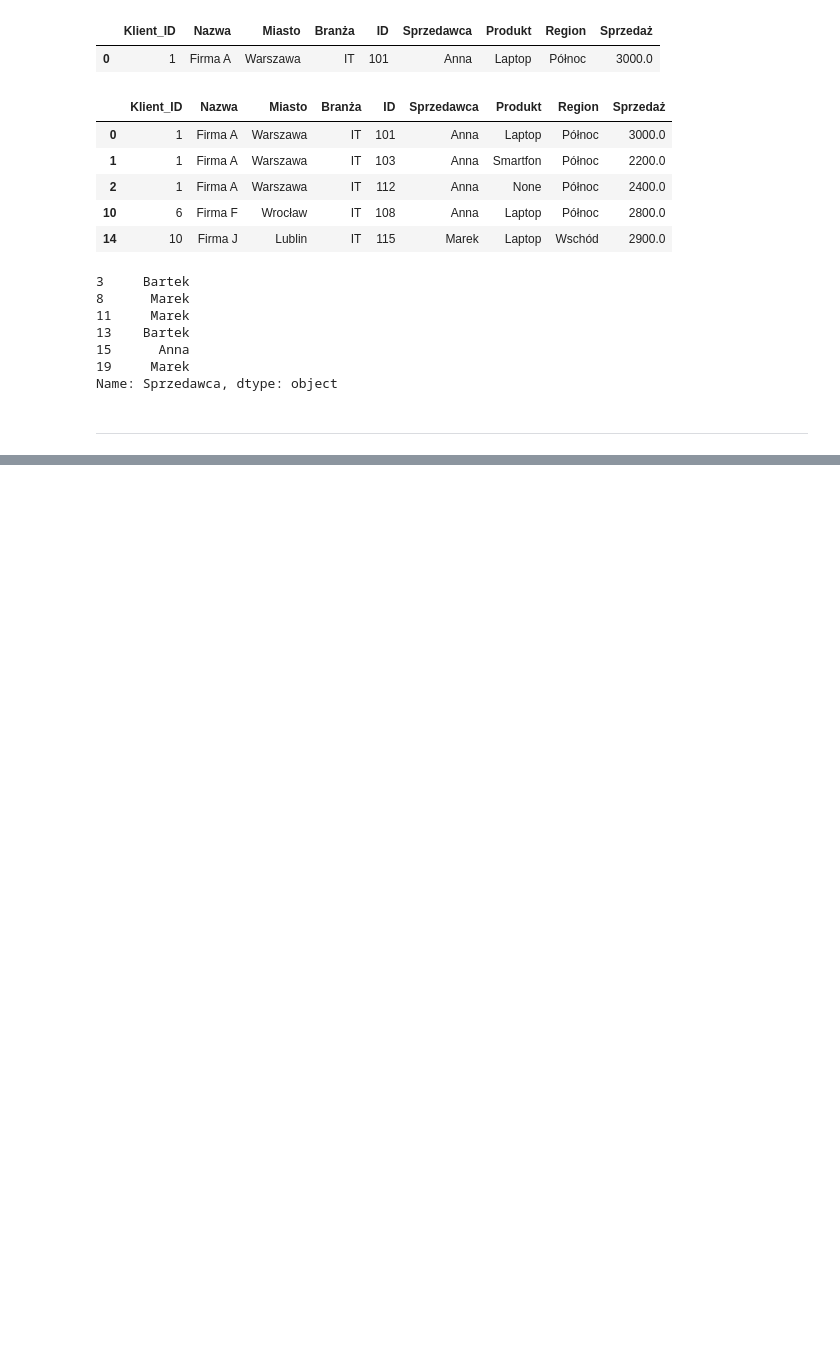
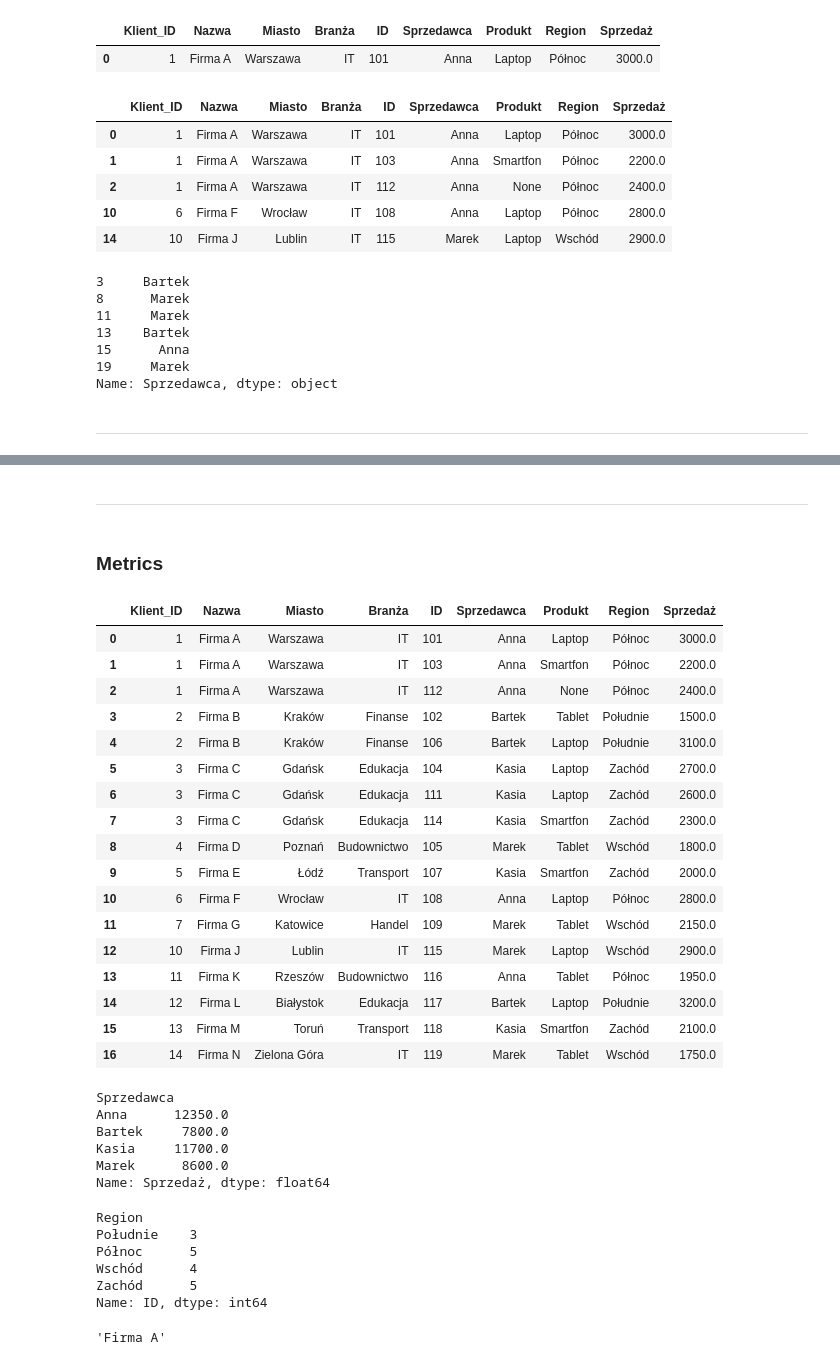
Before and after one commit to KonradGonrad/Pandas, a Jupyter notebook: mini_project.ipynb, the cells around one changed output, grey strips where cells are left out. Cells and saved outputs as stored; diff of their text form; code cells hidden in the pictures; blank space fills up the shorter version.

```diff
--- a/mini_project.ipynb
+++ b/mini_project.ipynb
@@ -402,0 +425,18 @@ Name: Sprzedawca, dtype: object
+# %%
+drop_na = True
+
+if drop_na:
+    # We cannot determine the id by the name because everyone have different ID and the name can't be determined by ID.
+    # In df_clients we can't logically relate rows of each firm to id, because every firm is different as well as ID, from that we cannot also relate industry, so I decided to drop na fields instead of filling them with random values.
+    df_sales.drop_duplicates(subset=['ID'], keep='first', inplace=True)
+    df_sales.dropna(subset=['Sprzedawca'],inplace=True)
+    df_clients.dropna(subset=['Branża', 'Miasto', 'Nazwa'], inplace=True)
+else:
+    df_sales.fillna(method='ffill')
+# %%
+df_sales.drop_duplicates(subset=['ID'], keep='first', inplace=True)
+# %%
+if df_sales['Sprzedaż'].isna().sum() == 1:
+    df_sales['Sprzedaż'].fillna(df_sales.loc[df_sales['Sprzedawca'] == df_sales[df_sales['Sprzedaż'].isna()].iloc[0,1], 'Sprzedaż'].mean(), inplace=True)
+else:
+    df_sales['Sprzedaż'].fillna(df_sales['Sprzedaż'].mean(), inplace=True)
@@ -402,0 +450,5 @@ Name: Sprzedawca, dtype: object
+# %%
+if df_sales['Region'].isna().sum() == 1:
+    df_sales['Region'].fillna(df_sales.loc[df_sales['Sprzedawca'] == df_sales[df_sales['Region'].isna()].iloc[0,1], 'Region'].mode()[0], inplace=True)
+else:
+    df_sales['Region'].fillna(df_sales['Region'].mode()[0], inplace=True)
@@ -402,0 +462,49 @@ Name: Sprzedawca, dtype: object
+# %% [markdown]
+---
+# %% [markdown]
+### Metrics
+# %%
+df_merged = pd.merge(df_clients, df_sales)
+df_merged
+# %% [output]
+|  | Klient_ID | Nazwa | Miasto | Branża | ID | Sprzedawca | Produkt | Region | Sprzedaż |
+| 0 | 1 | Firma A | Warszawa | IT | 101 | Anna | Laptop | Północ | 3000.0 |
+| 1 | 1 | Firma A | Warszawa | IT | 103 | Anna | Smartfon | Północ | 2200.0 |
+| 2 | 1 | Firma A | Warszawa | IT | 112 | Anna | None | Północ | 2400.0 |
+| 3 | 2 | Firma B | Kraków | Finanse | 102 | Bartek | Tablet | Południe | 1500.0 |
+| 4 | 2 | Firma B | Kraków | Finanse | 106 | Bartek | Laptop | Południe | 3100.0 |
+| 5 | 3 | Firma C | Gdańsk | Edukacja | 104 | Kasia | Laptop | Zachód | 2700.0 |
+| 6 | 3 | Firma C | Gdańsk | Edukacja | 111 | Kasia | Laptop | Zachód | 2600.0 |
+| 7 | 3 | Firma C | Gdańsk | Edukacja | 114 | Kasia | Smartfon | Zachód | 2300.0 |
+| 8 | 4 | Firma D | Poznań | Budownictwo | 105 | Marek | Tablet | Wschód | 1800.0 |
+| 9 | 5 | Firma E | Łódź | Transport | 107 | Kasia | Smartfon | Zachód | 2000.0 |
+| 10 | 6 | Firma F | Wrocław | IT | 108 | Anna | Laptop | Północ | 2800.0 |
+| 11 | 7 | Firma G | Katowice | Handel | 109 | Marek | Tablet | Wschód | 2150.0 |
+| 12 | 10 | Firma J | Lublin | IT | 115 | Marek | Laptop | Wschód | 2900.0 |
+| 13 | 11 | Firma K | Rzeszów | Budownictwo | 116 | Anna | Tablet | Północ | 1950.0 |
+| 14 | 12 | Firma L | Białystok | Edukacja | 117 | Bartek | Laptop | Południe | 3200.0 |
+| 15 | 13 | Firma M | Toruń | Transport | 118 | Kasia | Smartfon | Zachód | 2100.0 |
+| 16 | 14 | Firma N | Zielona Góra | IT | 119 | Marek | Tablet | Wschód | 1750.0 |
+# %%
+# Sum of sales for every seller
+df_merged.groupby(by=['Sprzedawca'])['Sprzedaż'].sum()
+# %% [output]
+Sprzedawca
+Anna      12350.0
+Bartek     7800.0
+Kasia     11700.0
+Marek      8600.0
+Name: Sprzedaż, dtype: float64
+# %%
+df_merged.groupby(by='Region')['ID'].count() # Number of transactions
+# %% [output]
+Region
+Południe    3
+Północ      5
+Wschód      4
+Zachód      5
+Name: ID, dtype: int64
+# %%
+df_merged.groupby(by='Nazwa', sort=True)['Klient_ID'].count().index[0] # company with the most transactions
+# %% [output]
+'Firma A'
```
Also changed, not shown: parts of 11 cells of this notebook.
